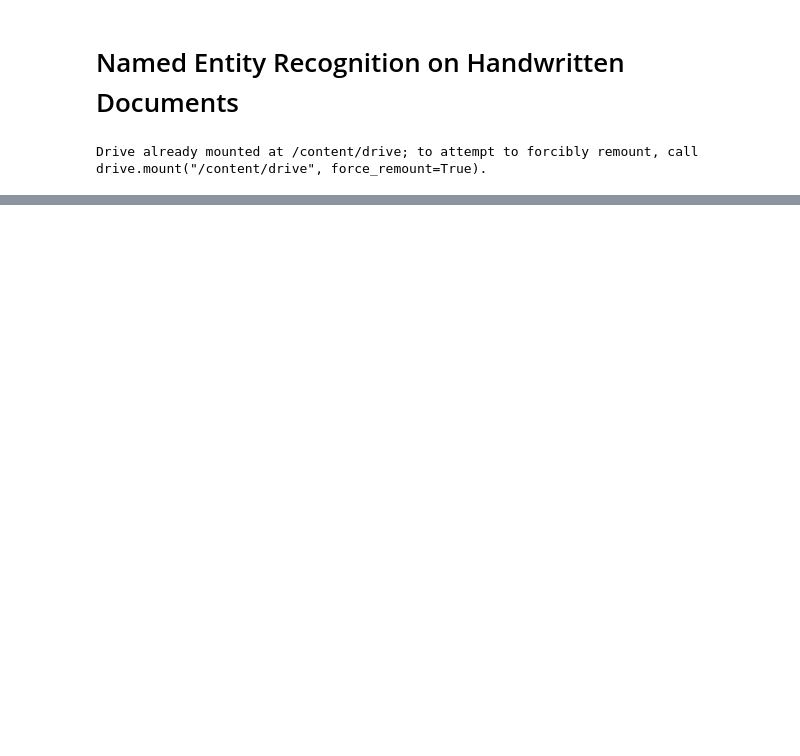
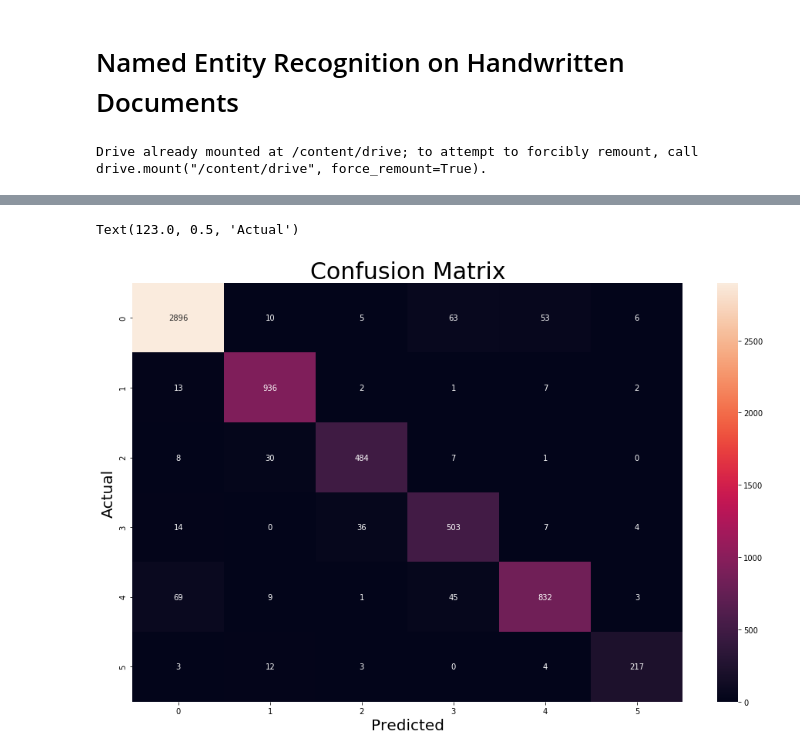
Before and after one commit to ericburdett/cs601r-dl, a Jupyter notebook: ner.ipynb, the cells around one changed output, grey strips where cells are left out. Saved outputs shown, nothing was run; the diff lists cells and outputs as text; code cells hidden in the pictures; blank space fills up the shorter version.

```diff
--- a/ner.ipynb
+++ b/ner.ipynb
@@ -190,0 +340,10 @@ for epoch in range(NUM_EPOCHS):
+# %%
+plt.figure(figsize = (16, 10))
+sns.heatmap(matrix, annot=True, fmt='d')
+
+plt.title('Confusion Matrix', fontdict={'fontsize': 30})
+plt.xlabel('Predicted', fontdict={'fontsize': 20})
+plt.ylabel('Actual', fontdict={'fontsize': 20})
+# %% [output]
+Text(123.0, 0.5, 'Actual')
+[figure, added]
```
Also changed, not shown: parts of 9 cells of this notebook.
